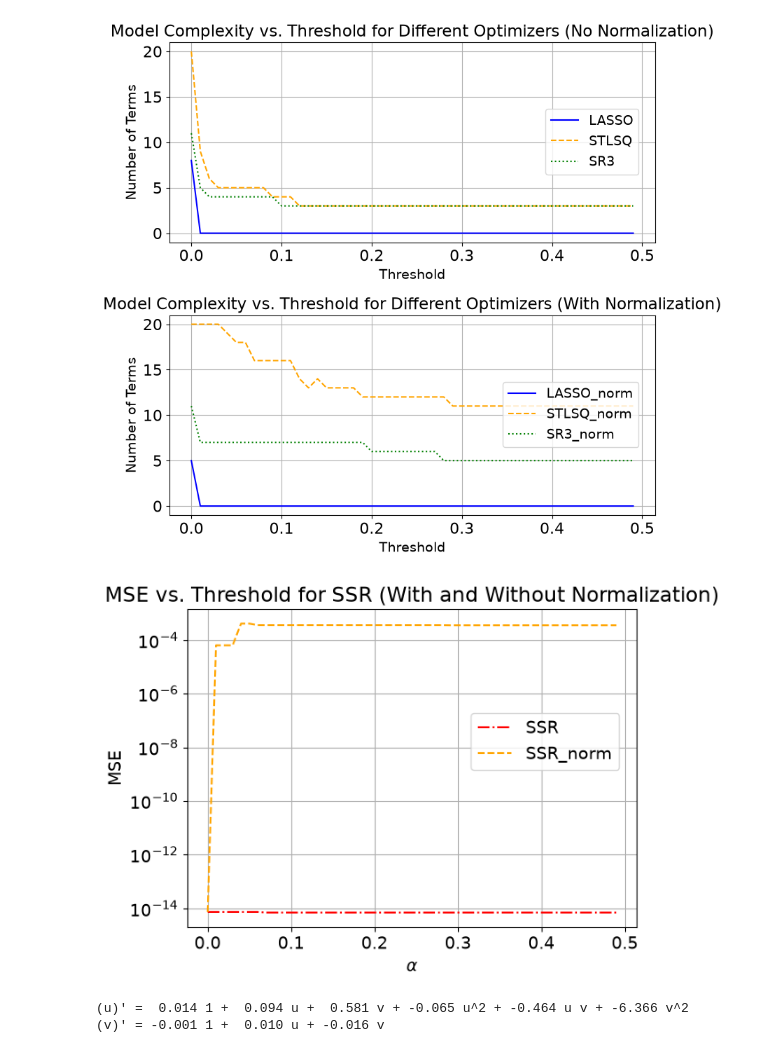
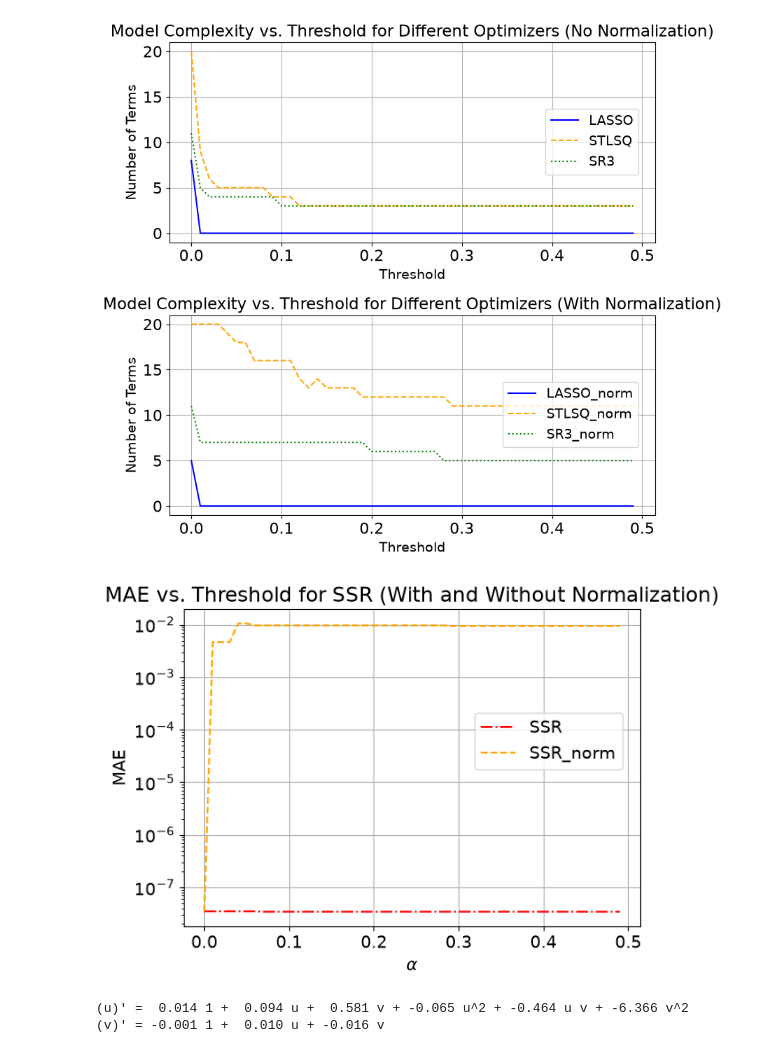
Before and after one commit to cswelch/SINDy-for-Cardiac-Electrophysiology, a Jupyter notebook: SINDy_FHN.ipynb, the cells around one changed output. Cells and saved outputs as stored; diff of their text form; code cells hidden in the pictures.

```diff
--- a/SINDy_FHN.ipynb
+++ b/SINDy_FHN.ipynb
@@ -176,15 +176,15 @@ Plot the Mean Squared Error and the number of terms in the feature library given
 # Compare the SINDy optimizers' accuracy and complexity over a range of threshold values. Overall, it seems like SSR is the best-
 # performing optimizer when column normalization is not used, while STLSQ can slightly surpass it for certain threshold
 # values when column normalization is implemented.
-mse_LASSO, num_terms_LASSO = [], []
-mse_STLSQ, num_terms_STLSQ = [], []
-mse_SR3, num_terms_SR3 = [], []
-mse_SSR, num_terms_SSR = [], []
+mae_LASSO, num_terms_LASSO = [], []
+mae_STLSQ, num_terms_STLSQ = [], []
+mae_SR3, num_terms_SR3 = [], []
+mae_SSR, num_terms_SSR = [], []
 
-mse_LASSO_norm, num_terms_LASSO_norm = [], []
-mse_STLSQ_norm, num_terms_STLSQ_norm = [], []
-mse_SR3_norm, num_terms_SR3_norm = [], []
-mse_SSR_norm, num_terms_SSR_norm = [], []
+mae_LASSO_norm, num_terms_LASSO_norm = [], []
+mae_STLSQ_norm, num_terms_STLSQ_norm = [], []
+mae_SR3_norm, num_terms_SR3_norm = [], []
+mae_SSR_norm, num_terms_SSR_norm = [], []
 
 thresholds = np.arange(0.00001, 0.5, 0.01)
 
@@ -203,48 +203,48 @@ for thresh in thresholds:
     opt_SSR_norm = ps.SSR(alpha=thresh, normalize_columns=True)
 
 
-    # Fit models and calculate MSE for each optimizer without normalizing the columns.
+    # Fit models and calculate MAE for each optimizer without normalizing the columns.
     # NOTE: Old PySINDy (<2.0) needs feature_names to be passed on initialization; newer (>=2.0) version takes feature_names as
     # an argument in the fit() method.
     model_LASSO = ps.SINDy(feature_library=ps.PolynomialLibrary(degree=3), optimizer=opt_LASSO)
     model_LASSO.fit(states, t=t, feature_names=["u", "v"])
-    mse_LASSO.append(model_LASSO.score(x=states, t=t, metric=metrics.mean_squared_error))
+    mae_LASSO.append(model_LASSO.score(x=states, t=t, metric=metrics.mean_absolute_error))
     num_terms_LASSO.append(model_LASSO.complexity)
 
     model_STLSQ = ps.SINDy(feature_library=ps.PolynomialLibrary(degree=3), optimizer=opt_STLSQ)
     model_STLSQ.fit(states, t=t, feature_names=["u", "v"])
-    mse_STLSQ.append(model_STLSQ.score(x=states, t=t, metric=metrics.mean_squared_error))
+    mae_STLSQ.append(model_STLSQ.score(x=states, t=t, metric=metrics.mean_absolute_error))
     num_terms_STLSQ.append(model_STLSQ.complexity)
 
     model_SR3 = ps.SINDy(feature_library=ps.PolynomialLibrary(degree=3), optimizer=opt_SR3)
     model_SR3.fit(states, t=t, feature_names=["u", "v"])
-    mse_SR3.append(model_SR3.score(x=states, t=t, metric=metrics.mean_squared_error))
+    mae_SR3.append(model_SR3.score(x=states, t=t, metric=metrics.mean_absolute_error))
     num_terms_SR3.append(model_SR3.complexity)
 
     model_SSR = ps.SINDy(feature_library=ps.PolynomialLibrary(degree=3), optimizer=opt_SSR)
     model_SSR.fit(states, t=t, feature_names=["u", "v"])
-    mse_SSR.append(model_SSR.score(x=states, t=t, metric=metrics.mean_squared_error))
+    mae_SSR.append(model_SSR.score(x=states, t=t, metric=metrics.mean_absolute_error))
     num_terms_SSR.append(model_SSR.complexity)
 
 
-    # Fit models and calculate MSE for each optimizer and normalize the columns.
+    # Fit models and calculate MAE for each optimizer and normalize the columns.
     model_LASSO_norm = ps.SINDy(feature_library=ps.PolynomialLibrary(degree=3), optimizer=opt_LASSO_norm)
     model_LASSO_norm.fit(states, t=t, feature_names=["u", "v"])
-    mse_LASSO_norm.append(model_LASSO_norm.score(x=states, t=t, metric=metrics.mean_squared_error))
+    mae_LASSO_norm.append(model_LASSO_norm.score(x=states, t=t, metric=metrics.mean_absolute_error))
     num_terms_LASSO_norm.append(model_LASSO_norm.complexity)
 
     model_STLSQ_norm = ps.SINDy(feature_library=ps.PolynomialLibrary(degree=3), optimizer=opt_STLSQ_norm)
     model_STLSQ_norm.fit(states, t=t, feature_names=["u", "v"])
-    mse_STLSQ_norm.append(model_STLSQ_norm.score(x=states, t=t, metric=metrics.mean_squared_error))
+    mae_STLSQ_norm.append(model_STLSQ_norm.score(x=states, t=t, metric=metrics.mean_absolute_error))
     num_terms_STLSQ_norm.append(model_STLSQ_norm.complexity)
 
     model_SR3_norm = ps.SINDy(feature_library=ps.PolynomialLibrary(degree=3), optimizer=opt_SR3_norm)
     model_SR3_norm.fit(states, t=t, feature_names=["u", "v"])
-    mse_SR3_norm.append(model_SR3_norm.score(x=states, t=t, metric=metrics.mean_squared_error))
+    mae_SR3_norm.append(model_SR3_norm.score(x=states, t=t, metric=metrics.mean_absolute_error))
     num_terms_SR3_norm.append(model_SR3_norm.complexity)
 
     model_SSR_norm = ps.SINDy(feature_library=ps.PolynomialLibrary(degree=3), optimizer=opt_SSR_norm)
     model_SSR_norm.fit(states, t=t, feature_names=["u", "v"])
-    mse_SSR_norm.append(model_SSR_norm.score(x=states, t=t, metric=metrics.mean_squared_error))
+    mae_SSR_norm.append(model_SSR_norm.score(x=states, t=t, metric=metrics.mean_absolute_error))
     num_terms_SSR_norm.append(model_SSR_norm.complexity)
 # %%
@@ -320,18 +320,18 @@ fig2.tight_layout()
 # %%
 # We can see that normalizing SSR results in significantly worse performance, which is likely due to the algorithm's
 # fundamental dependency on the relative scale of the data.  As a result, we leave it out of the comparisons above.
-plt.plot(thresholds, mse_SSR, linestyle='-.', color='red', label='SSR')
-plt.plot(thresholds, mse_SSR_norm, linestyle='--', color='orange', label='SSR_norm')
-plt.title('MSE vs. Threshold for SSR (With and Without Normalization)')
+plt.plot(thresholds, mae_SSR, linestyle='-.', color='red', label='SSR')
+plt.plot(thresholds, mae_SSR_norm, linestyle='--', color='orange', label='SSR_norm')
+plt.title('MAE vs. Threshold for SSR (With and Without Normalization)')
 plt.xlabel(r'$\alpha$')
-plt.ylabel('MSE')
+plt.ylabel('MAE')
 plt.yscale('log')
 plt.grid()
 plt.legend(loc='upper right', bbox_to_anchor=(0.98, 0.7))
 
 plt.tight_layout()
 # %% [output]
-[figure, old version]
+[figure, new version]
 # %%
 # With the default feature library, the optimizer can't identify the correct equations, even on the best optimizer.
 model = ps.SINDy(optimizer=ps.STLSQ(threshold=0.1, normalize_columns=True))
```
Also changed, not shown: parts of 2 cells of this notebook, 3 other files.
